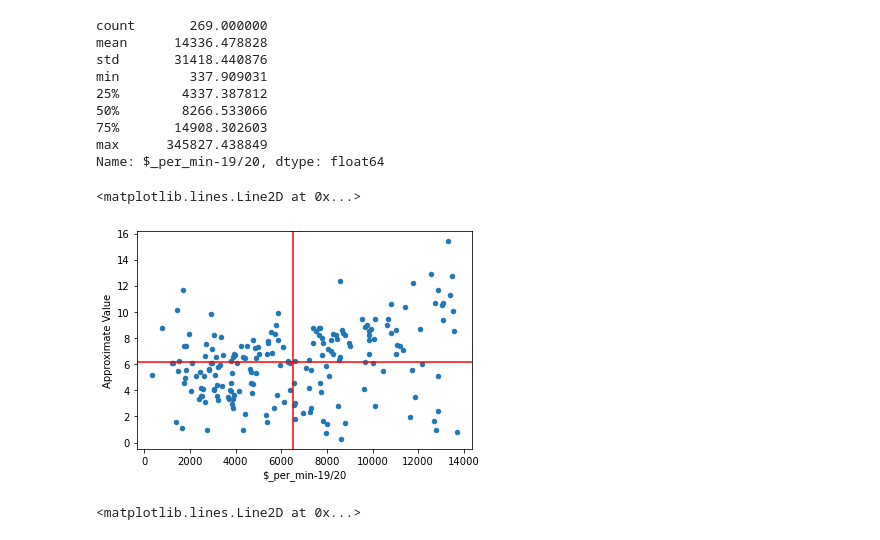
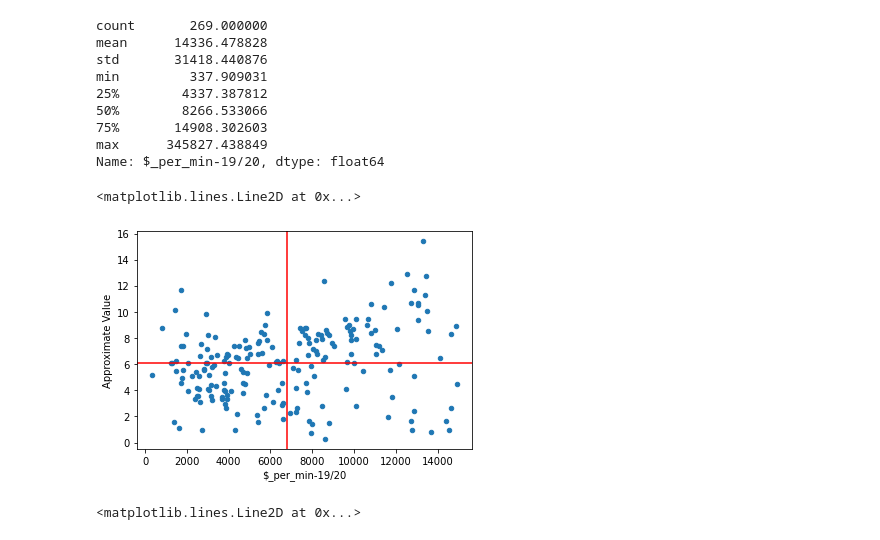
Before and after one commit to aclao89/NBA_Salaries_Performance, a Jupyter notebook: Web Scraping Basketball Salaries.ipynb, the cells around one changed output. Cells and saved outputs as stored; diff of their text form; code cells hidden in the pictures.

```diff
--- a/Web Scraping Basketball Salaries.ipynb
+++ b/Web Scraping Basketball Salaries.ipynb
@@ -489,13 +516,13 @@ min         337.909031
 max      345827.438849
 Name: $_per_min-19/20, dtype: float64
 # %%
-merged_df_20[merged_df_20["$_per_min-19/20"] <= 14000].plot(kind = "scatter", x="$_per_min-19/20", y = "Approximate Value")
+merged_df_20[merged_df_20["$_per_min-19/20"] <= 15000].plot(kind = "scatter", x="$_per_min-19/20", y = "Approximate Value")
 
-plt.axvline(x=merged_df_20[merged_df_20["$_per_min-19/20"]<=14000]["$_per_min-19/20"].mean(),c="red")
-plt.axhline(y=merged_df_20[merged_df_20["$_per_min-19/20"]<=14000]["Approximate Value"].mean(),c="red")
+plt.axvline(x=merged_df_20[merged_df_20["$_per_min-19/20"]<=15000]["$_per_min-19/20"].mean(),c="red")
+plt.axhline(y=merged_df_20[merged_df_20["$_per_min-19/20"]<=15000]["Approximate Value"].mean(),c="red")
 # %% [output]
 <matplotlib.lines.Line2D at 0x...>
-[figure, old version]
+[figure, new version]
 # %%
 #Use the mean values to split the chart into quadrants for 2020-2021 season
 
```
Also changed, not shown: parts of 22 cells of this notebook.
